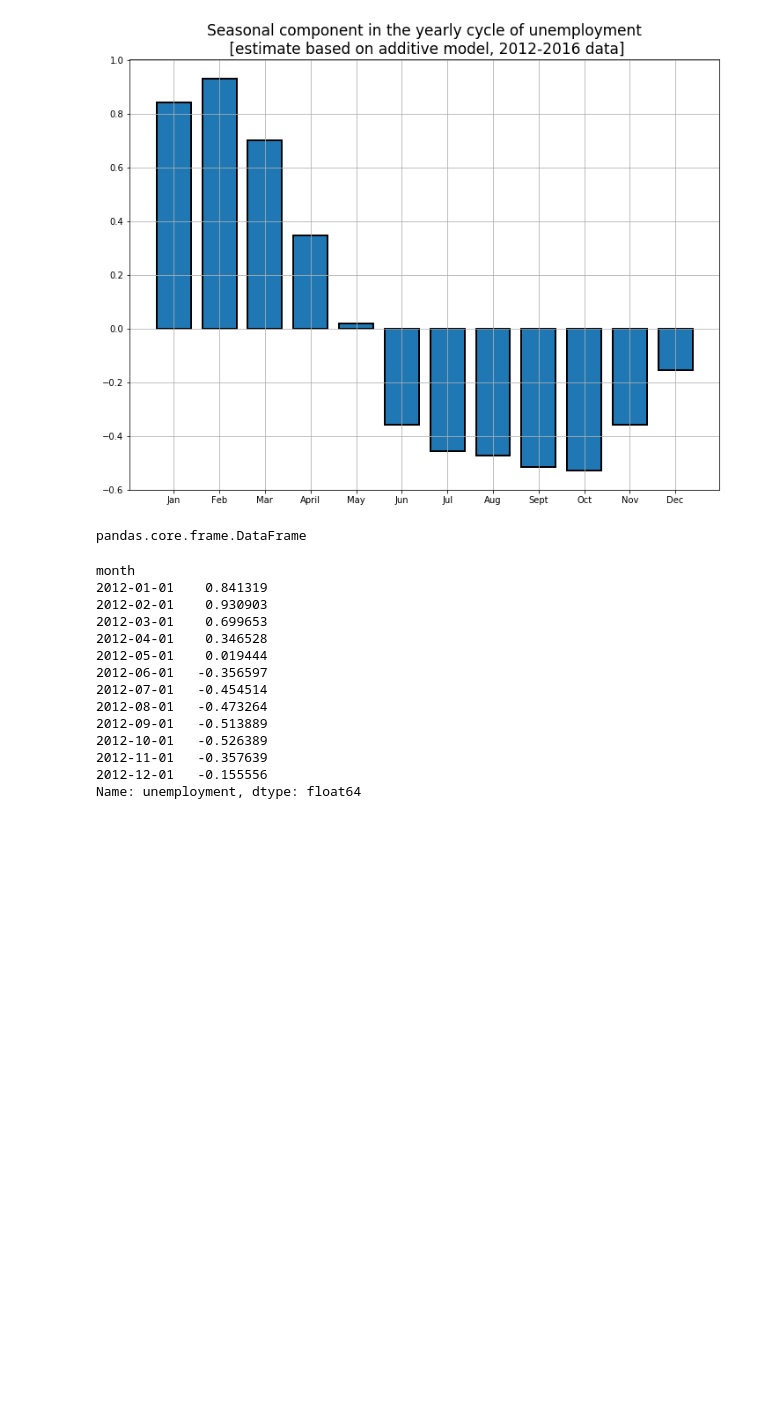
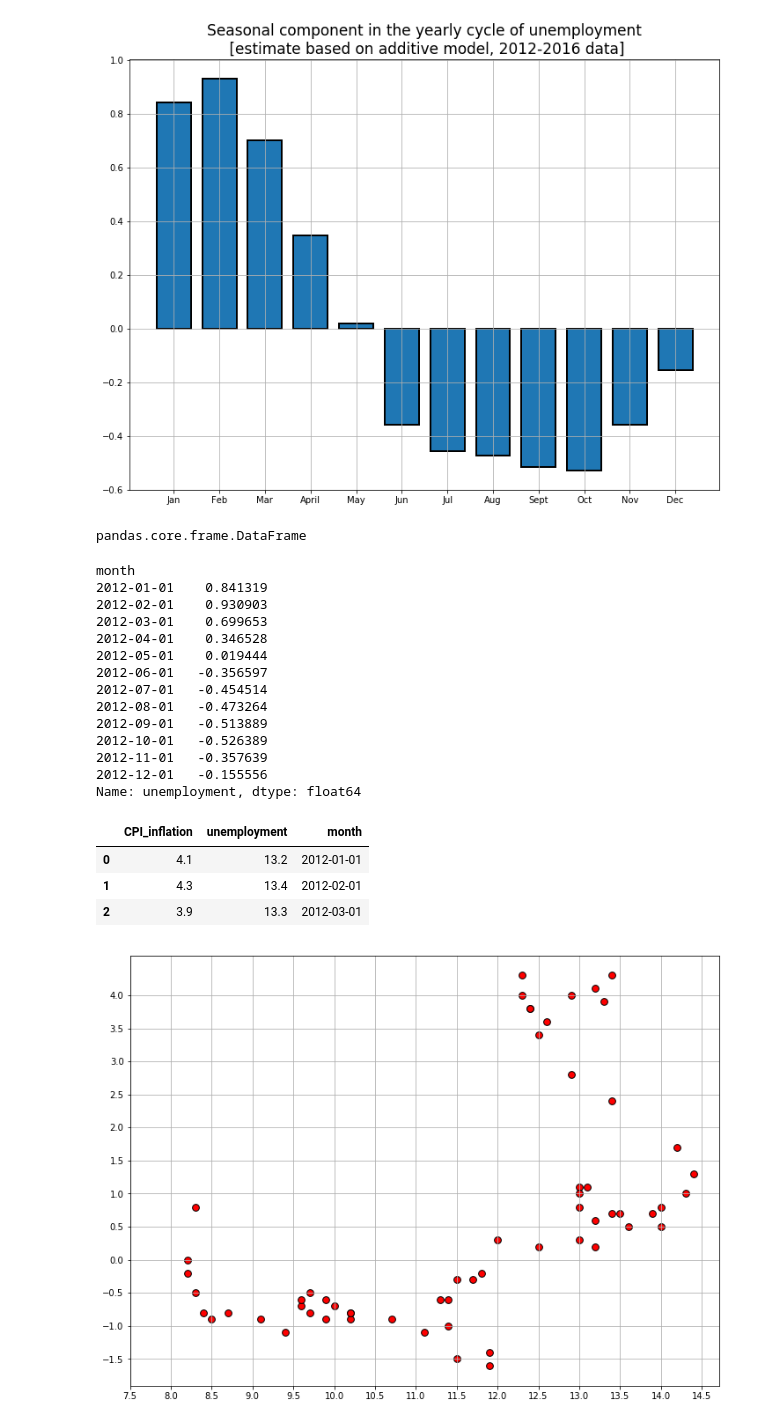
Before and after one commit to wegar-2/python.jupyter.notebooks, a Jupyter notebook: macro_ts_plots.ipynb, the cells around one changed output. Cells and saved outputs as stored; diff of their text form; code cells hidden in the pictures; blank space fills up the shorter version.

Commit message:
Started working on Phillips Curve-style plot.

```diff
--- a/macro_ts_plots.ipynb
+++ b/macro_ts_plots.ipynb
@@ -124,0 +127,30 @@ Name: unemployment, dtype: float64
+# %%
+# 3.1. First, let's prepare a data frame
+df_ui = df_mm.loc[:, ["CPI_inflation", "unemployment", "month"]]
+df_ui.reset_index(inplace=True, drop=True)
+df_ui.head(3)
+# %% [output]
+|  | CPI_inflation | unemployment | month |
+| 0 | 4.1 | 13.2 | 2012-01-01 |
+| 1 | 4.3 | 13.4 | 2012-02-01 |
+| 2 | 3.9 | 13.3 | 2012-03-01 |
+# %%
+fig_ui = plt.figure(3)
+ax_ui = fig_ui.add_subplot(1,1,1)
+ax_ui.scatter(x=np.array(df_ui.loc[:, "unemployment"]),
+            y=np.array(df_ui.loc[:, "CPI_inflation"]),
+              s=60, c="red", edgecolor="black")
+ax_ui.set_xticks(np.arange(7.5, 15, 0.5))
+ax_ui.set_yticks(np.arange(-1.5, 4.5, 0.5))
+ax_ui.grid(True)
+ax_ui.set_title("Monthly inflation vs unemployment rate\n in Poland 2012-2016")
+ax_ui.set_xlabel("Unemployment rate")
+ax_ui.set_ylabel("Inflation rate")
+# # setting minor grid on the plot
+# minor_axis_grid = np.arange(7.5, 15, 1.5)
+# ax_ui.xaxis.set_minor_locator(locator=minor_axis_grid)
+# # setting minor grid on the plot
+# minor_axis_grid = np.arange(7.5, 15, 0.5)
+# ax_ui.xaxis.set_major_locator(locator=major_axis_grid)
+# %% [output]
+[figure, added]
```
Also changed, not shown: parts of 2 cells of this notebook.
